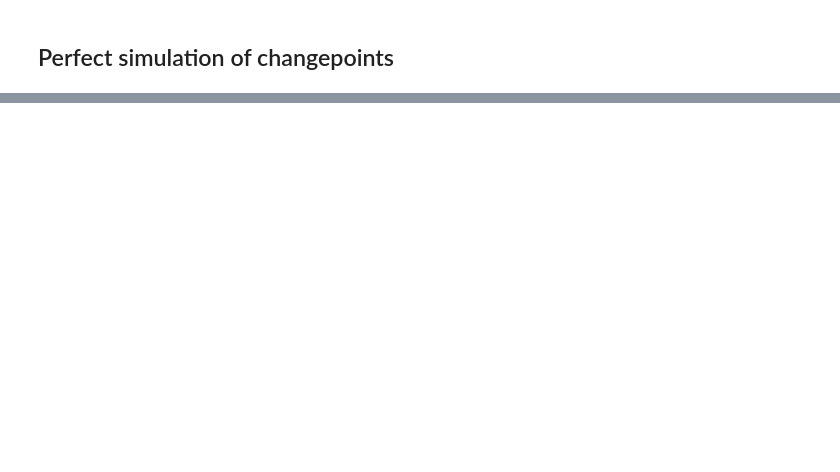
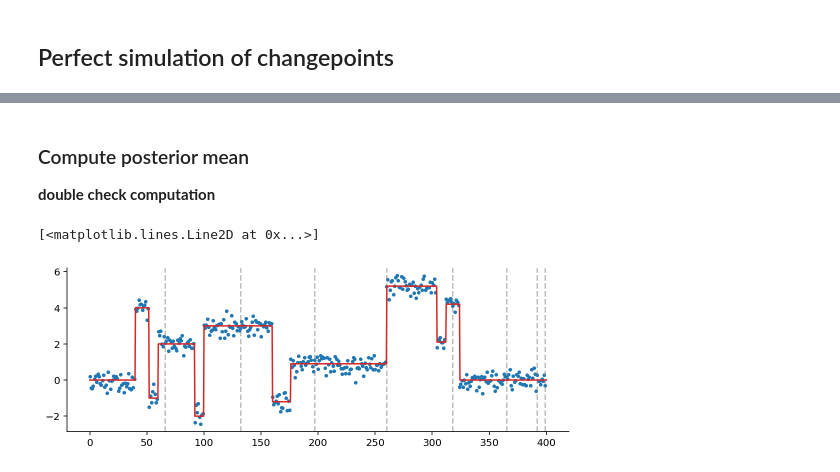
Before and after one commit to gerdm/misc, a Jupyter notebook: 2022-04/exact-bayesian-inference-changepoint.ipynb, the cells around one changed output, grey strips where cells are left out. Cells and saved outputs as stored; diff of their text form; code cells hidden in the pictures; blank space fills up the shorter version.

```diff
--- a/2022-04/exact-bayesian-inference-changepoint.ipynb
+++ b/2022-04/exact-bayesian-inference-changepoint.ipynb
@@ -251,6 +234,26 @@ plt.plot(check_probs)
-# %%
-detected_changepoints = jnp.unique(log_pred_argmax)
-fig, ax = plt.subplots()
-ax.scatter(jnp.arange(T), y_obs, s=7, c="tab:red")
-for changepoint in detected_changepoints:
-    plt.axvline(x=changepoint, c="tab:gray", alpha=0.5, linestyle="--")
+# %%
+timesteps_eval = timesteps[:-1]
+logp_change = log_posterior_changepoint_2d(timesteps_eval, timesteps_eval - 1)
+logp_no_change = log_posterior_no_changepoint_1d(timesteps_eval - 1)
+# %%
+logp = jnp.c_[logp_change, logp_no_change]
+check_probs = jnp.nansum(jnp.exp(logp), axis=1)
+assert jnp.allclose(check_probs, 1.0, atol=1e-4, rtol=1e-4)
+# %% [markdown]
+### Compute posterior mean
+**double check computation**
+# %%
+detected_changepoints = []
+tau = 0
+while tau <= T - 2:
+    tau = jnp.floor((jnp.exp(logp[tau]) * timesteps).sum()).astype(int)
+    detected_changepoints.append(tau)
+# %%
+fig, ax = plt.subplots(figsize=(9, 3))
+ax.scatter(jnp.arange(T), y_obs, s=7, c="tab:blue")
+for changepoint in detected_changepoints:
+    ax.axvline(x=changepoint, c="tab:gray", alpha=0.5, linestyle="--")
+ax.plot(t * 400, y_block, c="tab:red")
+# %% [output]
+[<matplotlib.lines.Line2D at 0x...>]
+[figure, added]
```
Also changed, not shown: parts of 10 cells of this notebook.
